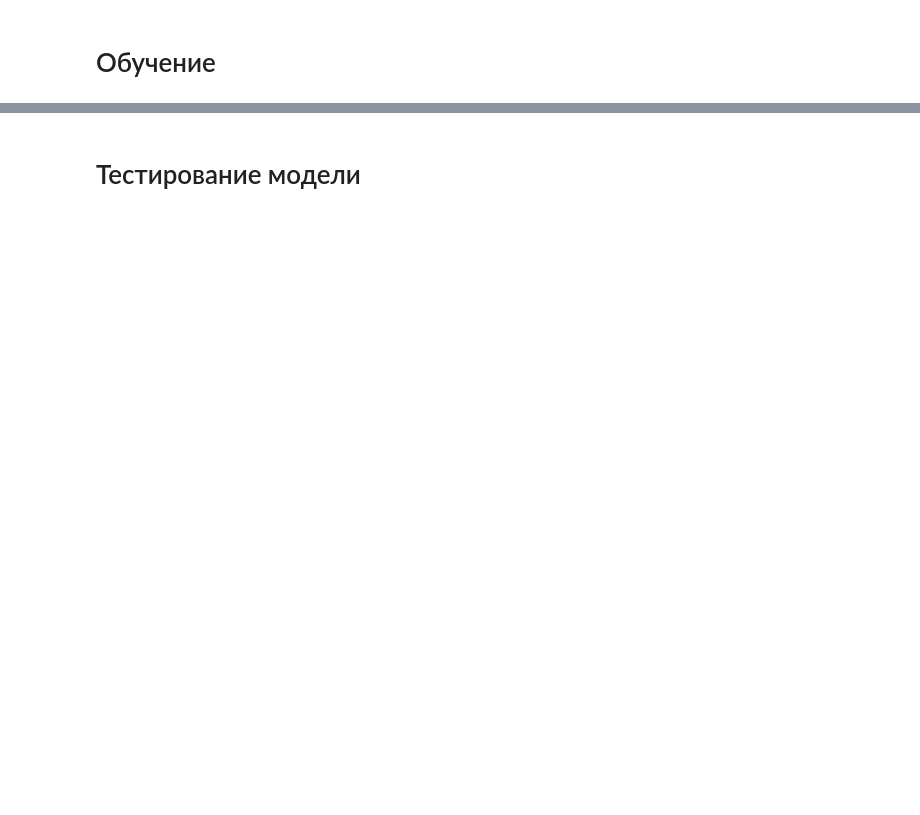
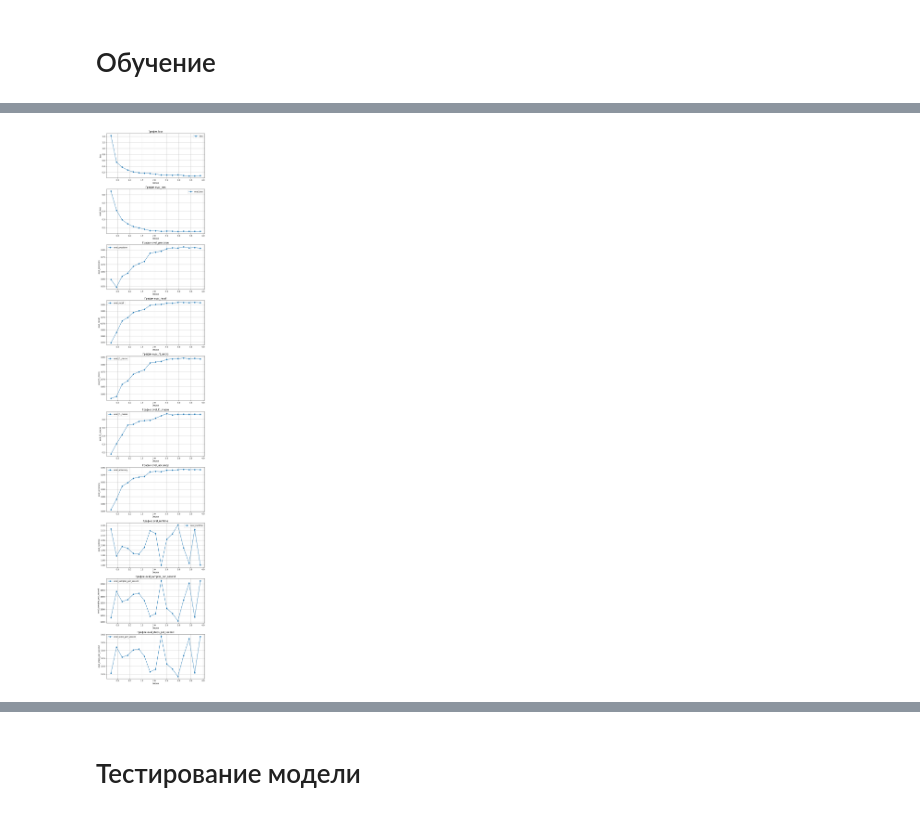
Before and after one commit to AntonSHBK/hackathon_x5, a Jupyter notebook: backend/ml/notebooks/hackathon_x5.ipynb, the cells around one changed output, grey strips where cells are left out. Cells and saved outputs as stored; diff of their text form; code cells hidden in the pictures; blank space fills up the shorter version.

```diff
--- a/backend/ml/notebooks/hackathon_x5.ipynb
+++ b/backend/ml/notebooks/hackathon_x5.ipynb
@@ -692,5 +676,7 @@ TrainOutput(global_step=1080, training_loss=0.23018545353854145, metrics={'train
 # %%
-# trainer.plot_results()
+trainer.plot_results()
+# %% [output]
+[figure, added]
 # %%
 test_results = trainer.predict(test_dataset)
 print(test_results.metrics)
```
Also changed, not shown: parts of 27 cells of this notebook, 4 other files.
